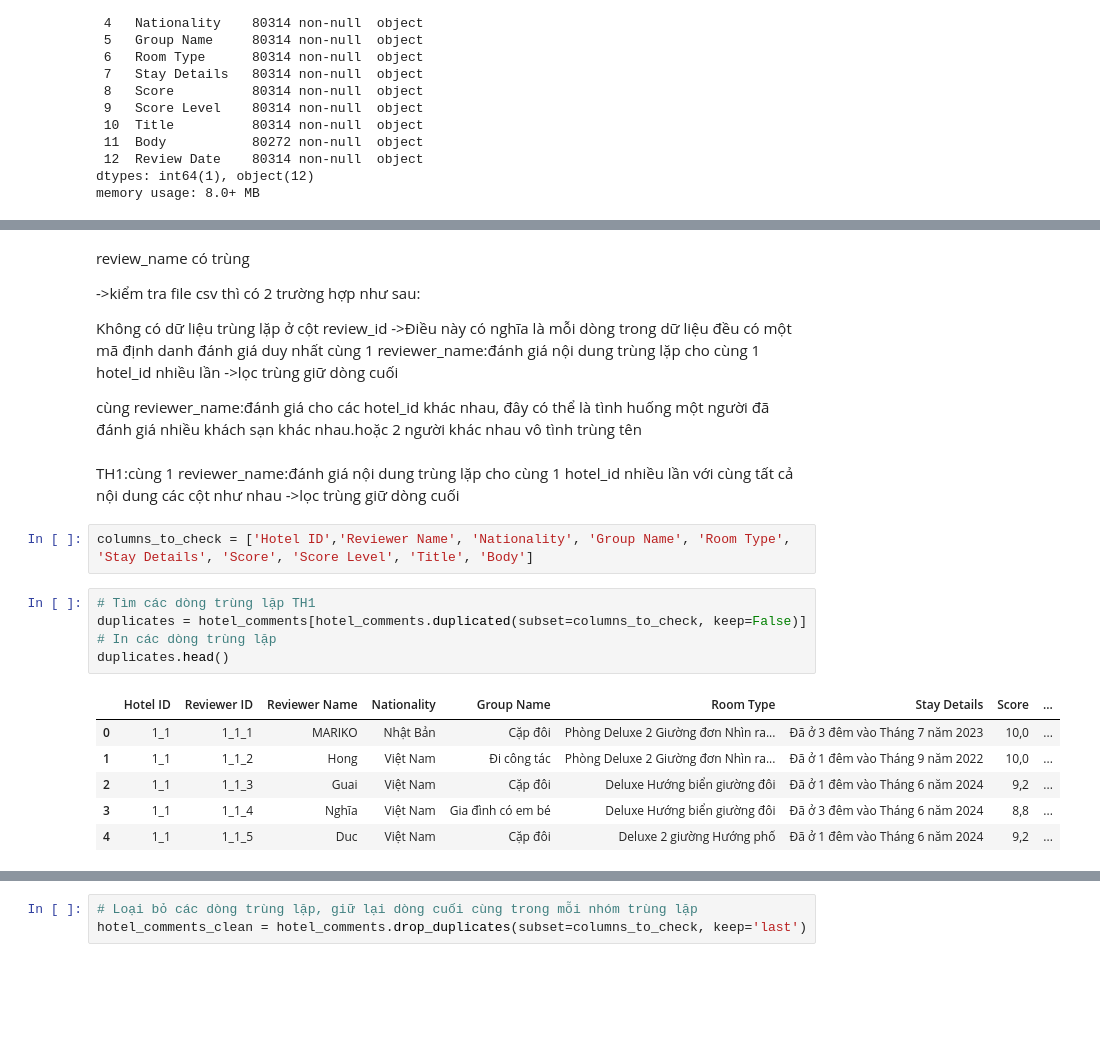
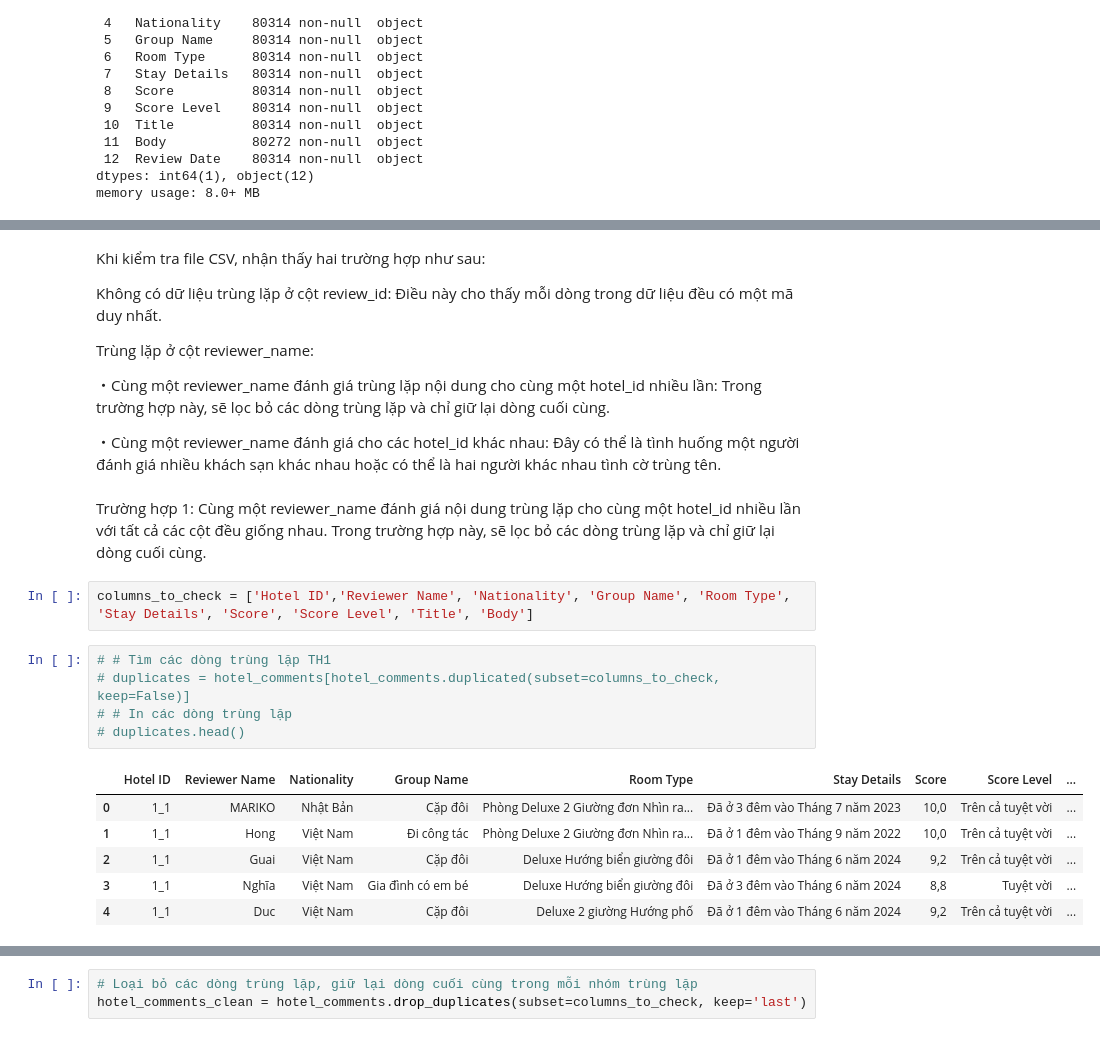
Before and after one commit to BaoThiJP/Hotel_recommendation, a Jupyter notebook: PJ2_CollaborativeFiltering_BaoThi.ipynb, the cells around one changed output, grey strips where cells are left out. Drawn from its saved outputs; the diff is of its cells as text; blank space fills up the shorter version.

```diff
--- a/PJ2_CollaborativeFiltering_BaoThi.ipynb
+++ b/PJ2_CollaborativeFiltering_BaoThi.ipynb
@@ -76,28 +122,29 @@ hotel_comments.duplicated(subset= ['Reviewer Name']).sum()
 # %% [markdown]
-review_name có trùng
+Khi kiểm tra file CSV, nhận thấy hai trường hợp như sau:
 
-->kiểm tra file csv thì có 2 trường hợp như sau:
+Không có dữ liệu trùng lặp ở cột review_id: Điều này cho thấy mỗi dòng trong dữ liệu đều có một mã duy nhất.
 
-Không có dữ liệu trùng lặp ở cột review_id ->Điều này có nghĩa là mỗi dòng trong dữ liệu đều có một mã định danh đánh giá duy nhất
-cùng 1 reviewer_name:đánh giá nội dung trùng lặp cho cùng 1 hotel_id nhiều lần ->lọc trùng giữ dòng cuối
+Trùng lặp ở cột reviewer_name:
 
-cùng reviewer_name:đánh giá cho  các hotel_id khác nhau, đây có thể là tình huống một người đã đánh giá nhiều khách sạn khác nhau.hoặc 2 người khác nhau vô tình trùng tên
+・Cùng một reviewer_name đánh giá trùng lặp nội dung cho cùng một hotel_id nhiều lần: Trong trường hợp này, sẽ lọc bỏ các dòng trùng lặp và chỉ giữ lại dòng cuối cùng.
+
+・Cùng một reviewer_name đánh giá cho các hotel_id khác nhau: Đây có thể là tình huống một người đánh giá nhiều khách sạn khác nhau hoặc có thể là hai người khác nhau tình cờ trùng tên.
 # %% [markdown]
-TH1:cùng 1 reviewer_name:đánh giá nội dung trùng lặp cho cùng 1 hotel_id nhiều lần với cùng tất cả nội dung các cột như nhau ->lọc trùng giữ dòng cuối
+Trường hợp 1: Cùng một reviewer_name đánh giá nội dung trùng lặp cho cùng một hotel_id nhiều lần với tất cả các cột đều giống nhau. Trong trường hợp này,  sẽ lọc bỏ các dòng trùng lặp và chỉ giữ lại dòng cuối cùng.
 # %%
 columns_to_check = ['Hotel ID','Reviewer Name', 'Nationality', 'Group Name', 'Room Type', 'Stay Details', 'Score', 'Score Level', 'Title', 'Body']
 # %%
-# Tìm các dòng trùng lặp TH1
-duplicates = hotel_comments[hotel_comments.duplicated(subset=columns_to_check, keep=False)]
-# In các dòng trùng lặp
-duplicates.head()
+# # Tìm các dòng trùng lặp TH1
+# duplicates = hotel_comments[hotel_comments.duplicated(subset=columns_to_check, keep=False)]
+# # In các dòng trùng lặp
+# duplicates.head()
 # %% [output]
-|  | Hotel ID | Reviewer ID | Reviewer Name | Nationality | Group Name | Room Type | Stay Details | Score | ... |
-| 0 | 1_1 | 1_1_1 | MARIKO | Nhật Bản | Cặp đôi | Phòng Deluxe 2 Giường đơn Nhìn ra... | Đã ở 3 đêm vào Tháng 7 năm 2023 | 10,0 | ... |
-| 1 | 1_1 | 1_1_2 | Hong | Việt Nam | Đi công tác | Phòng Deluxe 2 Giường đơn Nhìn ra... | Đã ở 1 đêm vào Tháng 9 năm 2022 | 10,0 | ... |
-| 2 | 1_1 | 1_1_3 | Guai | Việt Nam | Cặp đôi | Deluxe Hướng biển giường đôi | Đã ở 1 đêm vào Tháng 6 năm 2024 | 9,2 | ... |
-| 3 | 1_1 | 1_1_4 | Nghĩa | Việt Nam | Gia đình có em bé | Deluxe Hướng biển giường đôi | Đã ở 3 đêm vào Tháng 6 năm 2024 | 8,8 | ... |
-| 4 | 1_1 | 1_1_5 | Duc | Việt Nam | Cặp đôi | Deluxe 2 giường Hướng phố | Đã ở 1 đêm vào Tháng 6 năm 2024 | 9,2 | ... |
+|  | Hotel ID | Reviewer Name | Nationality | Group Name | Room Type | Stay Details | Score | Score Level | ... |
+| 0 | 1_1 | MARIKO | Nhật Bản | Cặp đôi | Phòng Deluxe 2 Giường đơn Nhìn ra... | Đã ở 3 đêm vào Tháng 7 năm 2023 | 10,0 | Trên cả tuyệt vời | ... |
+| 1 | 1_1 | Hong | Việt Nam | Đi công tác | Phòng Deluxe 2 Giường đơn Nhìn ra... | Đã ở 1 đêm vào Tháng 9 năm 2022 | 10,0 | Trên cả tuyệt vời | ... |
+| 2 | 1_1 | Guai | Việt Nam | Cặp đôi | Deluxe Hướng biển giường đôi | Đã ở 1 đêm vào Tháng 6 năm 2024 | 9,2 | Trên cả tuyệt vời | ... |
+| 3 | 1_1 | Nghĩa | Việt Nam | Gia đình có em bé | Deluxe Hướng biển giường đôi | Đã ở 3 đêm vào Tháng 6 năm 2024 | 8,8 | Tuyệt vời | ... |
+| 4 | 1_1 | Duc | Việt Nam | Cặp đôi | Deluxe 2 giường Hướng phố | Đã ở 1 đêm vào Tháng 6 năm 2024 | 9,2 | Trên cả tuyệt vời | ... |
 # %%
 num_duplicates_1 = hotel_comments.duplicated(subset=columns_to_check, keep=False).sum()
 num_duplicates_1
```
Also changed, not shown: parts of 187 cells of this notebook, 6 other files.
